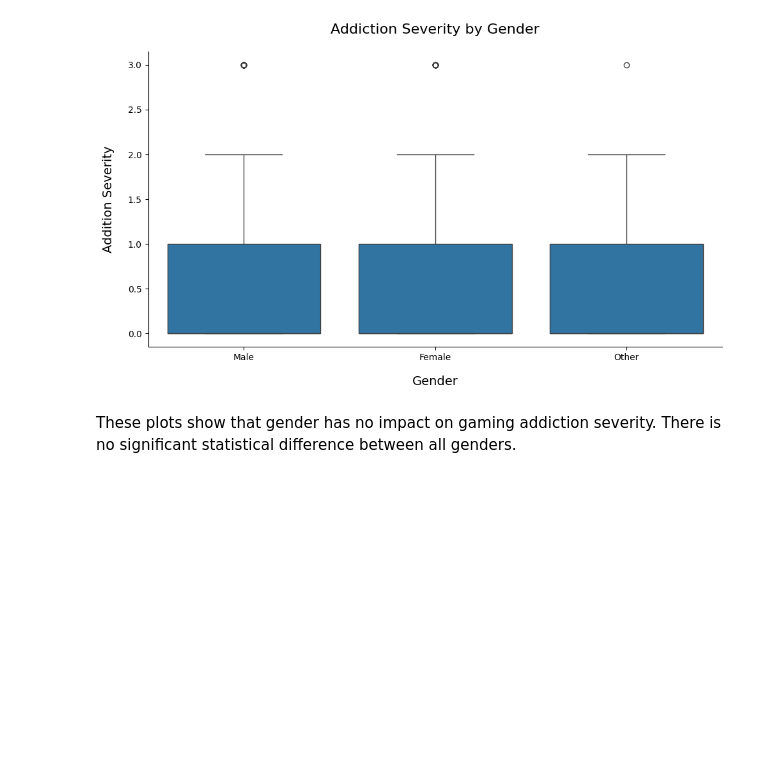
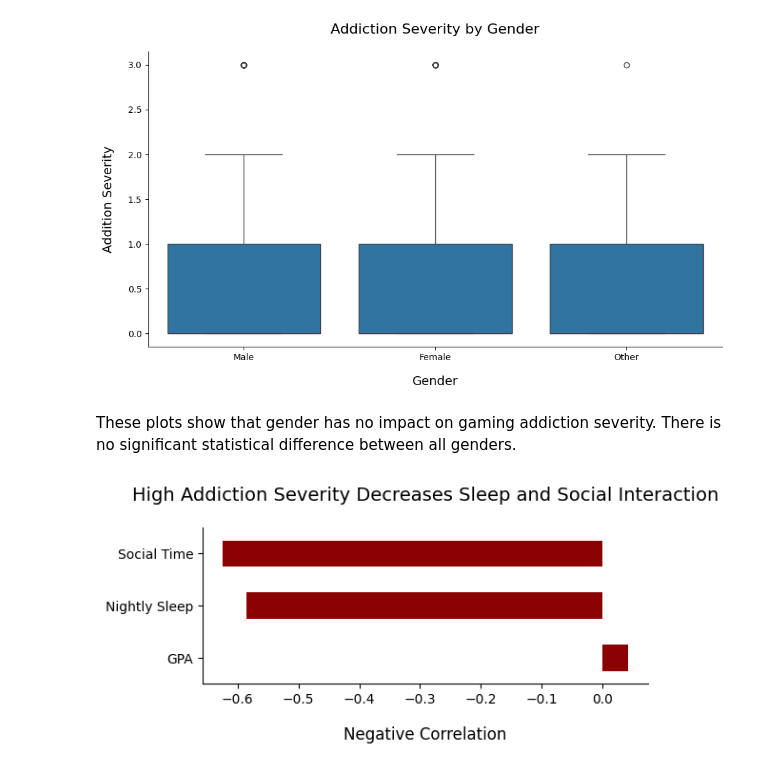
Before and after one commit to jmlax123/gaming_mental_health, a Jupyter notebook: notebook/gaming_mental_health_data.ipynb, the cells around one changed output. Drawn from its saved outputs; the diff is of its cells as text; code cells hidden in the pictures; blank space fills up the shorter version.

```diff
--- a/notebook/gaming_mental_health_data.ipynb
+++ b/notebook/gaming_mental_health_data.ipynb
@@ -944,3 +943,27 @@ plt.show()
 [figure]
 # %% [markdown]
 These plots show that gender has no impact on gaming addiction severity. There is no significant statistical difference between all genders.
+# %%
+# 7. Which life factor (GPA, Sleep, or Social) has the strongest negative correlation with the addiction score? (Comparing numbers)
+factors = ['gpa', 'sleep_hours', 'face_to_face_social_hours_weekly']
+correlations = df[factors].corrwith(df['addiction_severity'])
+
+clean_labels = {
+    'gpa': 'GPA',
+    'sleep_hours': 'Nightly Sleep',
+    'face_to_face_social_hours_weekly': 'Social Time'
+}
+correlations = correlations.rename(index=clean_labels)
+
+ax = correlations.plot(kind='barh', color='darkred', figsize=(6,3))
+plt.title("High Addiction Severity Decreases Sleep and Social Interaction", fontsize=14, pad=20)
+plt.xlabel("Negative Correlation", fontsize=12, labelpad=15)
+
+ax = plt.gca()
+ax.spines['top'].set_visible(False)
+ax.spines['right'].set_visible(False)
+
+plt.tight_layout()
+plt.show()
+# %% [output]
+[figure, added]
```
Also changed, not shown: parts of 4 cells of this notebook, 2 other files.
